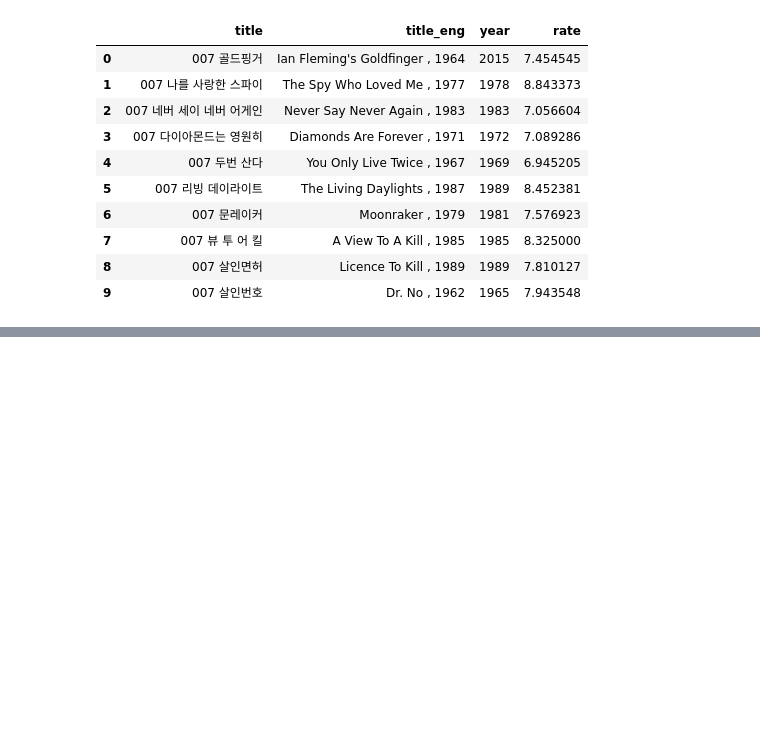
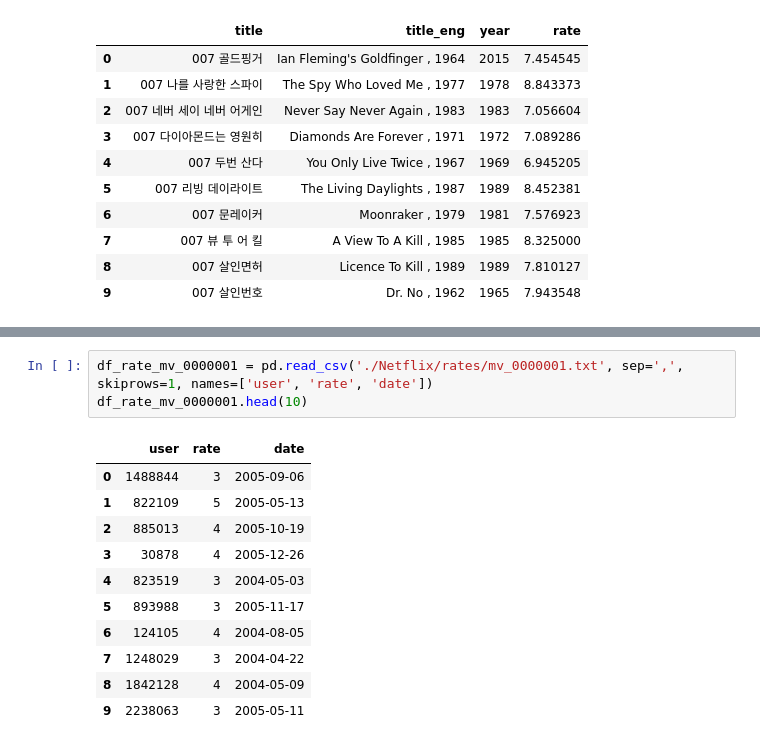
Before and after one commit to sayoonnn/codyssey, a Jupyter notebook: step01/p02/01/movie.ipynb, the cells around one changed output, grey strips where cells are left out. Drawn from its saved outputs; the diff is of its cells as text; blank space fills up the shorter version.

```diff
--- a/step01/p02/01/movie.ipynb
+++ b/step01/p02/01/movie.ipynb
@@ -91,0 +102,15 @@ ParserError: Error tokenizing data. C error: Expected 3 fields in line 72, saw 4
+# %%
+df_rate_mv_0000001 = pd.read_csv('./Netflix/rates/mv_0000001.txt', sep=',', skiprows=1, names=['user', 'rate', 'date'])
+df_rate_mv_0000001.head(10)
+# %% [output]
+|  | user | rate | date |
+| 0 | 1488844 | 3 | 2005-09-06 |
+| 1 | 822109 | 5 | 2005-05-13 |
+| 2 | 885013 | 4 | 2005-10-19 |
+| 3 | 30878 | 4 | 2005-12-26 |
+| 4 | 823519 | 3 | 2004-05-03 |
+| 5 | 893988 | 3 | 2005-11-17 |
+| 6 | 124105 | 4 | 2004-08-05 |
+| 7 | 1248029 | 3 | 2004-04-22 |
+| 8 | 1842128 | 4 | 2004-05-09 |
+| 9 | 2238063 | 3 | 2005-05-11 |
```
Also changed, not shown: parts of 6 cells of this notebook.
